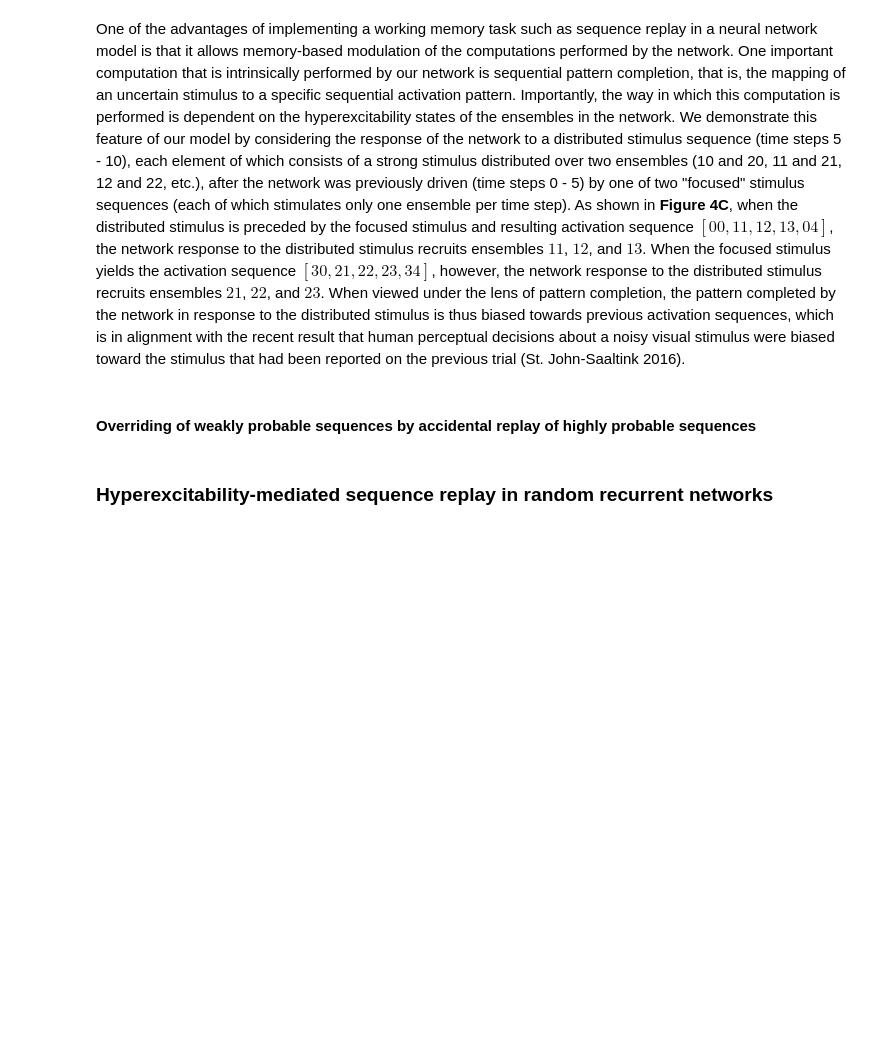
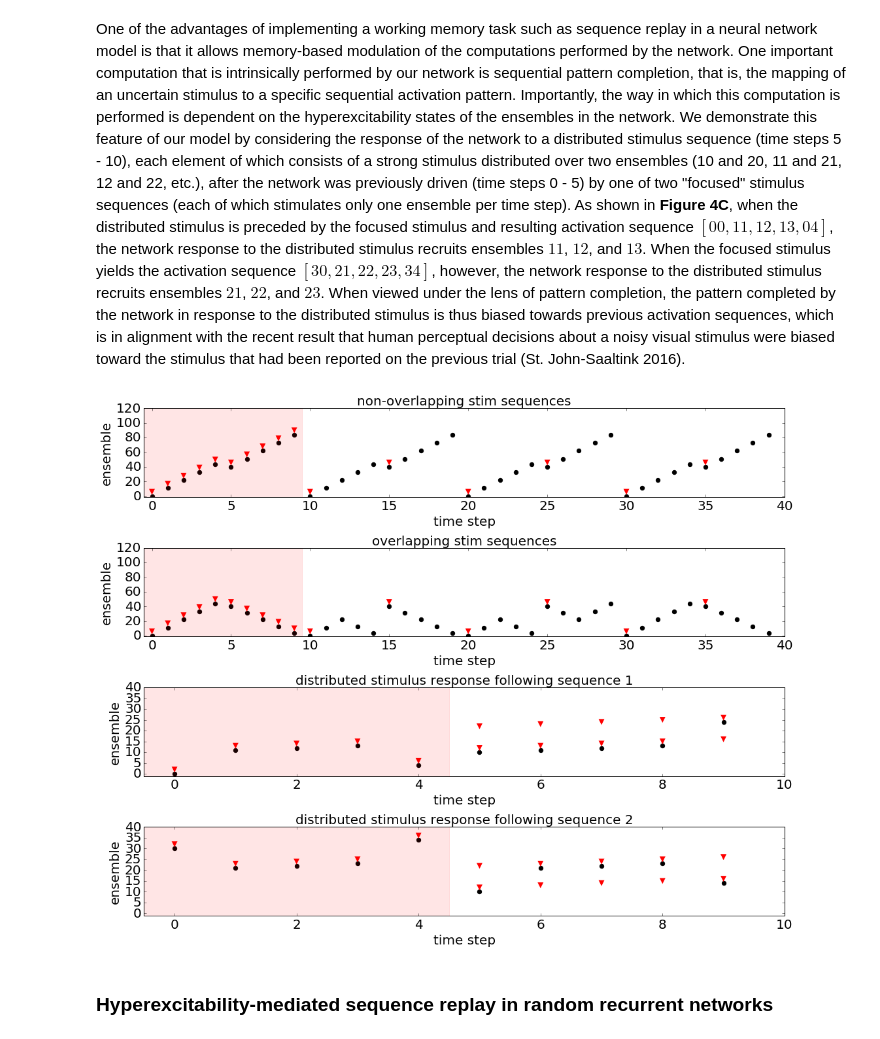
Before and after one commit to rkp8000/nothing_but_reruns, a Jupyter notebook: _paper_draft.ipynb, the cells around one changed output. Cells and saved outputs as stored; diff of their text form; code cells hidden in the pictures; blank space fills up the shorter version.

```diff
--- a/_paper_draft.ipynb
+++ b/_paper_draft.ipynb
@@ -273,5 +296,35 @@ fig_4(...)
-# %% [markdown]
-#### Overriding of weakly probable sequences by accidental replay of highly probable sequences
+# %%
+from figures.final_paper import simplified_ff_properties
+
+fig_4 = simplified_ff_properties(
+    SEED=0,
+
+    GRID_SHAPE=(12, 10),
+    LATERAL_SPREAD=2,
+
+    G_W=20,
+    G_X=20,
+    G_D=45,
+    T_X=100,
+
+    DRIVE_0=[0, 11, 22, 33, 44],
+    DRIVE_1A=[40, 51, 62, 73, 84],
+    DRIVE_1B=[40, 31, 22, 13, 4],
+
+    N_REPEATS=3,
+
+    FOCUSED_STIM_0=[0, 11, 12, 13, 4],
+    FOCUSED_STIM_1=[30, 21, 22, 23, 34],
+
+    DISTRIBUTED_STIM=[[10, 20], [11, 21], [12, 22], [13, 23], [14, 24]],
+
+    Y_MAX_DISTRIBUTED_STIM=40,
+
+    FIG_SIZE=(15, 12),
+    FONT_SIZE=20
+)
+# %% [output]
+[figure, added]
 # %% [markdown]
 ### Hyperexcitability-mediated sequence replay in random recurrent networks
 # %% [markdown]
```
Also changed, not shown: parts of 13 cells of this notebook.
